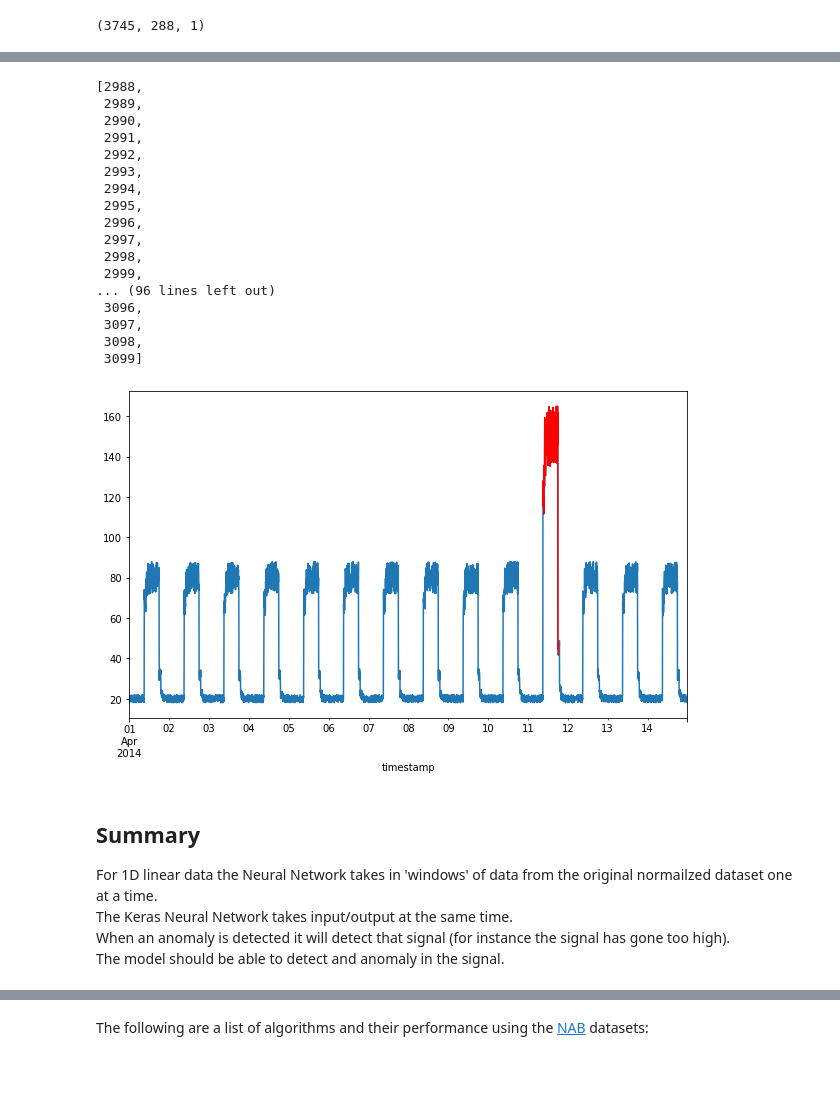
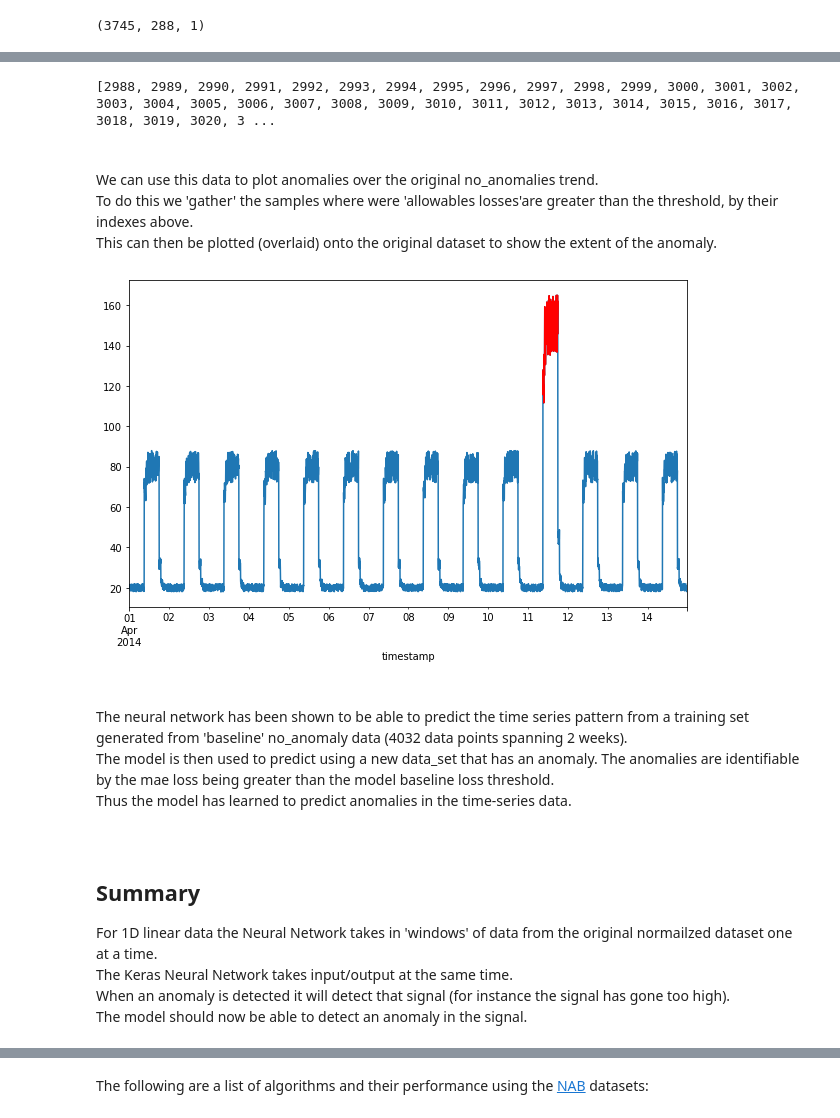
Before and after one commit to doodymack/Machine_Learn_Stats-Assessment, a Jupyter notebook: Time Series Anomaly Detection-Keras/05-evaluation.ipynb, the cells around one changed output, grey strips where cells are left out. Cells and saved outputs as stored; diff of their text form; code cells hidden in the pictures; blank space fills up the shorter version.

Commit message:
pagination and spellcheck of TimeSeries Notebook

```diff
--- a/Time Series Anomaly Detection-Keras/05-evaluation.ipynb
+++ b/Time Series Anomaly Detection-Keras/05-evaluation.ipynb
@@ -1765,24 +1847,14 @@ inds = []
 for i in range(window_size - 1, len(df_test_value) - window_size + 1):
     if np.all(anomalies[i - window_size + 1 : i]):
         inds.append(i)
-# %%
-inds
-# %% [output]
-[2988,
- 2989,
- 2990,
- 2991,
- 2992,
- 2993,
- 2994,
- 2995,
- 2996,
- 2997,
- 2998,
- 2999,
-... (96 lines left out)
- 3096,
- 3097,
- 3098,
- 3099]
+# %%
+print(inds);
+# %% [output]
+[2988, 2989, 2990, 2991, 2992, 2993, 2994, 2995, 2996, 2997, 2998, 2999, 3000, 3001, 3002, 3003, 3004, 3005, 3006, 3007, 3008, 3009, 3010, 3011, 3012, 3013, 3014, 3015, 3016, 3017, 3018, 3019, 3020, 3 ...
+# %% [markdown]
+<br>
+
+We can use this data to plot anomalies over the original no_anomalies trend.
+To do this we 'gather' the samples where were 'allowables losses'are greater than the threshold, by their indexes above.
+This can then be plotted (overlaid) onto the original dataset to show the extent of the anomaly.
 # %%
@@ -1791,23 +1864,31 @@ df_subset = df_daily_jumpsup.iloc[inds]
 # %%
 # WHATS PREDICTED OUT OF THIS WITH THIS ANOMALLY  FOR NN IS V DIFFERENT TO WHATS SEEN
  #NICE LITTLE PLOT THAT COULD BE
 # define pandas plot size
 fig, ax = plt.subplots(figsize=(10, 6))
 
-# plot the original dataset in blue
-df_daily_jumpsup.plot(legend=False, ax=ax)
+# plot the original dataset in default blue
+df_daily_jumpsup.plot(legend=False, ax=ax,)
 
 # plot anomalies over the original plot in red
 df_subset.plot(legend=False, ax=ax, color="r");
 # %% [output]
-[figure, old version]
+[figure, new version]
+# %% [markdown]
+<br>
+
+The neural network has been shown to be able to predict the time series pattern from a training set generated from 'baseline' no_anomaly data (4032 data points spanning 2 weeks).
+The model is then used to predict using a new data_set that has an anomaly. The anomalies are identifiable by the mae loss being  greater than the model baseline loss threshold.
+Thus the model has learned to predict anomalies in the time-series data.
 # %% [markdown]
+<br>
+
 ## Summary
 
 For 1D linear data the Neural Network takes in 'windows' of data from the original normailzed dataset one at a time.
 The Keras Neural Network takes input/output at the same time.
 When an anomaly is detected it will detect that signal (for instance the signal has gone too high).
-The model should be able to detect and anomaly in the signal.
+The model should now be able to detect an anomaly in the signal.
 # %% [markdown]
 ## Potential improvements
 
```
Also changed, not shown: parts of 88 cells of this notebook, 1 other file.
